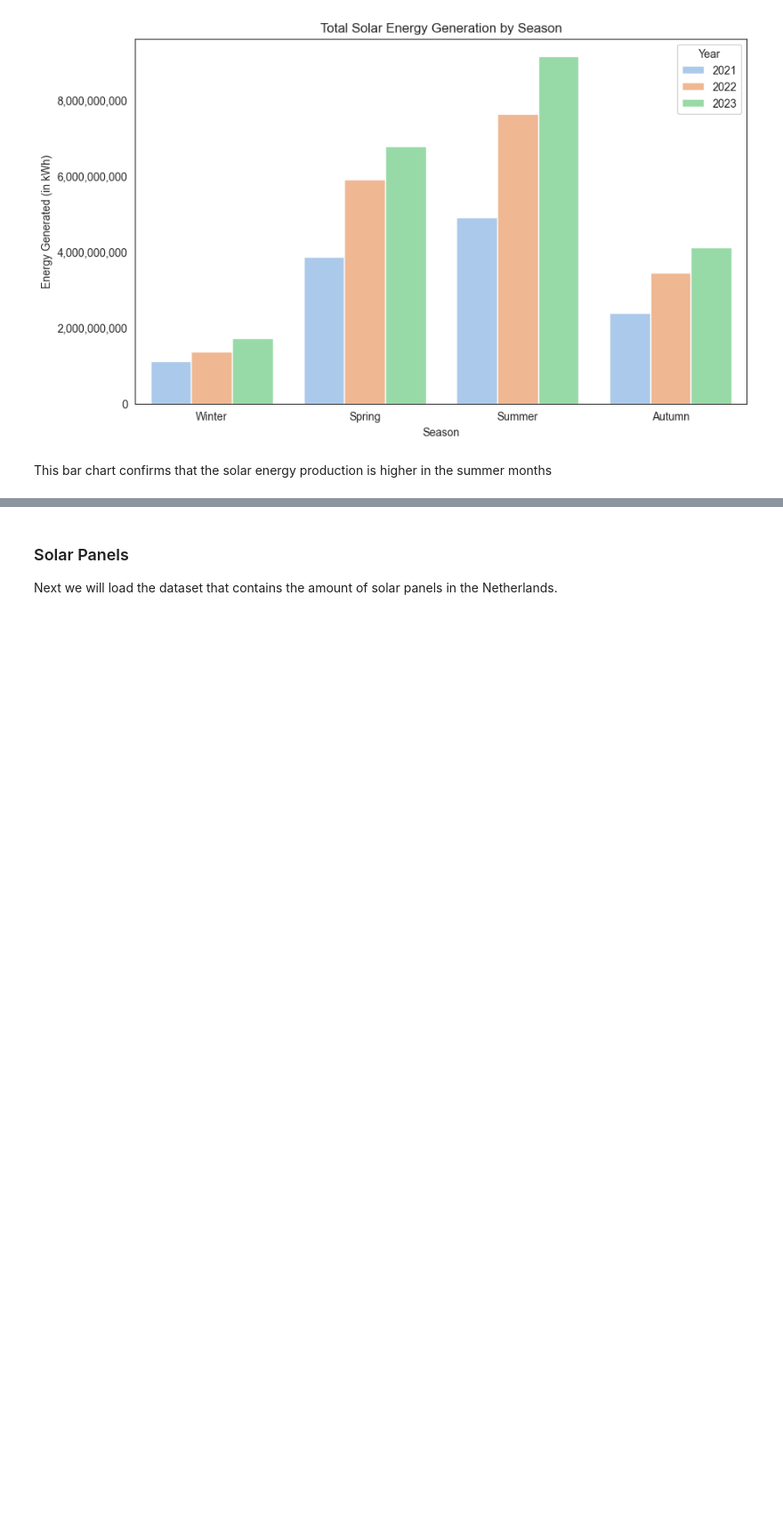
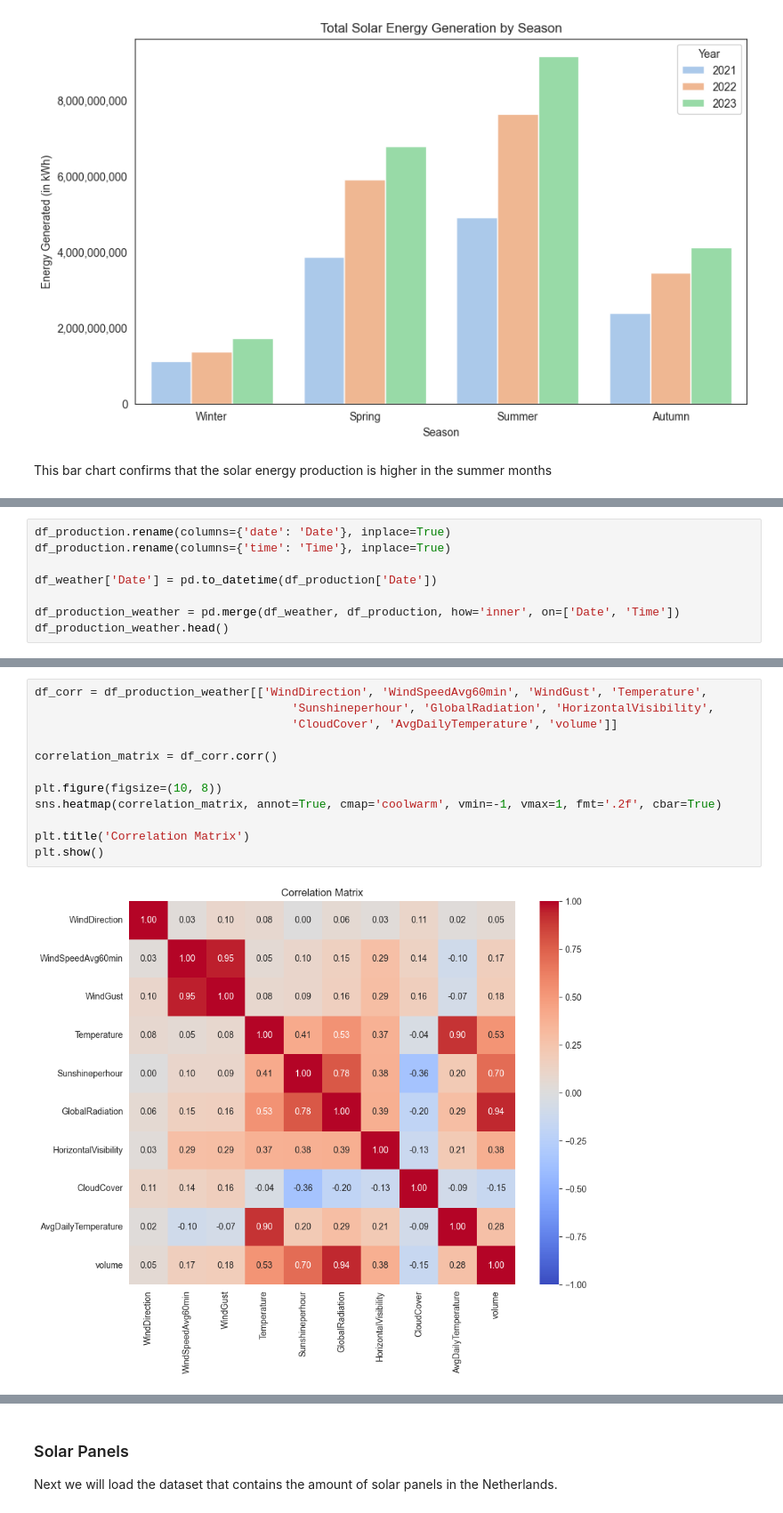
Before and after one commit to estherw66/EnergieOpwek, a Jupyter notebook: eda/SolarProductionEda.ipynb, the cells around one changed output, grey strips where cells are left out. Shown at 89% size. Cells and saved outputs as stored; diff of their text form; blank space fills up the shorter version.

```diff
--- a/eda/SolarProductionEda.ipynb
+++ b/eda/SolarProductionEda.ipynb
@@ -184,0 +312,8 @@ This bar chart confirms that the solar energy production is higher in the summer
+# %%
+df_production.rename(columns={'date': 'Date'}, inplace=True)
+df_production.rename(columns={'time': 'Time'}, inplace=True)
+
+df_weather['Date'] = pd.to_datetime(df_production['Date'])
+
+df_production_weather = pd.merge(df_weather, df_production, how='inner', on=['Date', 'Time'])
+df_production_weather.head()
@@ -184,0 +327,14 @@ This bar chart confirms that the solar energy production is higher in the summer
+# %%
+df_corr = df_production_weather[['WindDirection', 'WindSpeedAvg60min', 'WindGust', 'Temperature',
+                                     'Sunshineperhour', 'GlobalRadiation', 'HorizontalVisibility',
+                                     'CloudCover', 'AvgDailyTemperature', 'volume']]
+
+correlation_matrix = df_corr.corr()
+
+plt.figure(figsize=(10, 8))
+sns.heatmap(correlation_matrix, annot=True, cmap='coolwarm', vmin=-1, vmax=1, fmt='.2f', cbar=True)
+
+plt.title('Correlation Matrix')
+plt.show()
+# %% [output]
+[figure, added]
```
Also changed, not shown: parts of 20 cells of this notebook.
